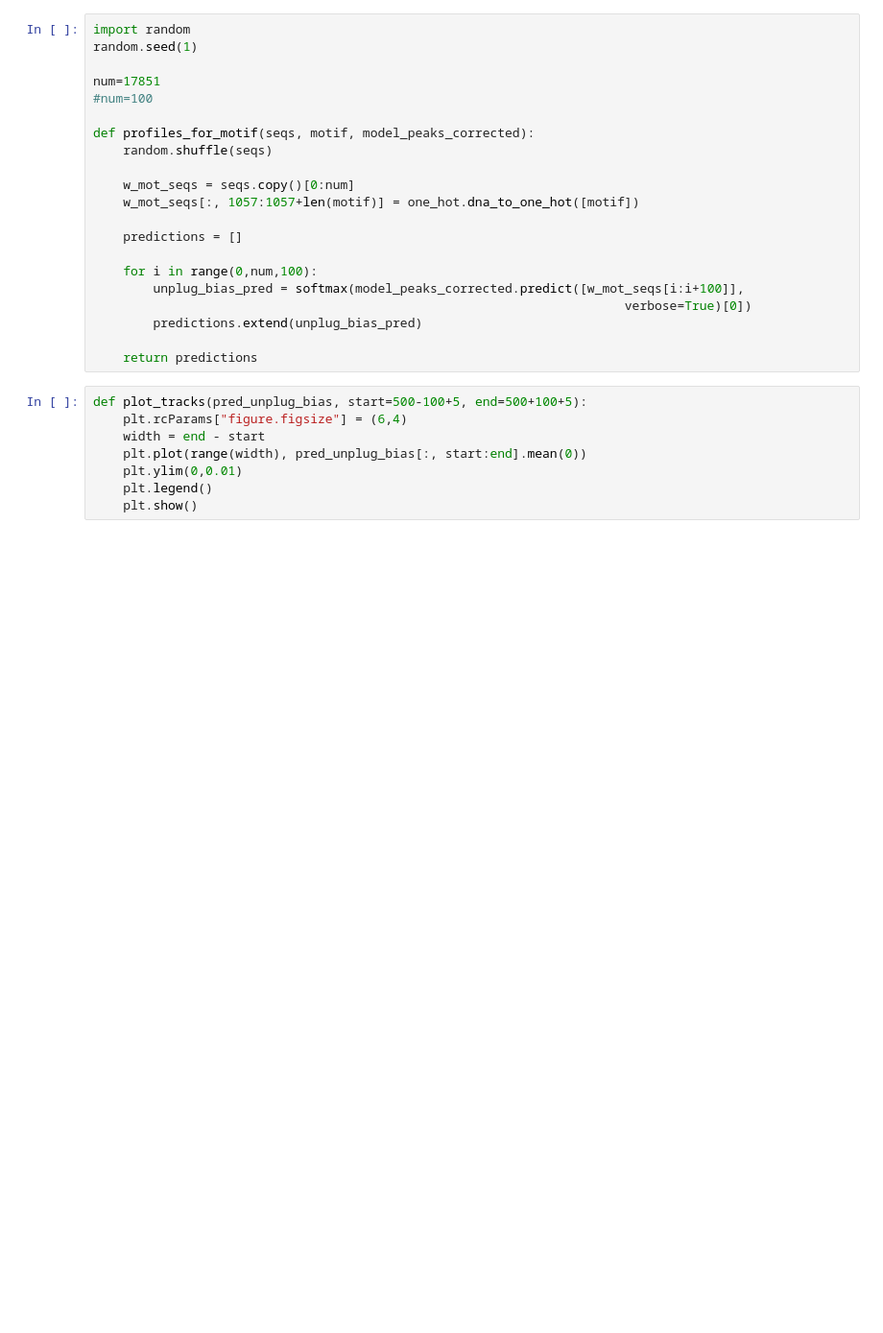
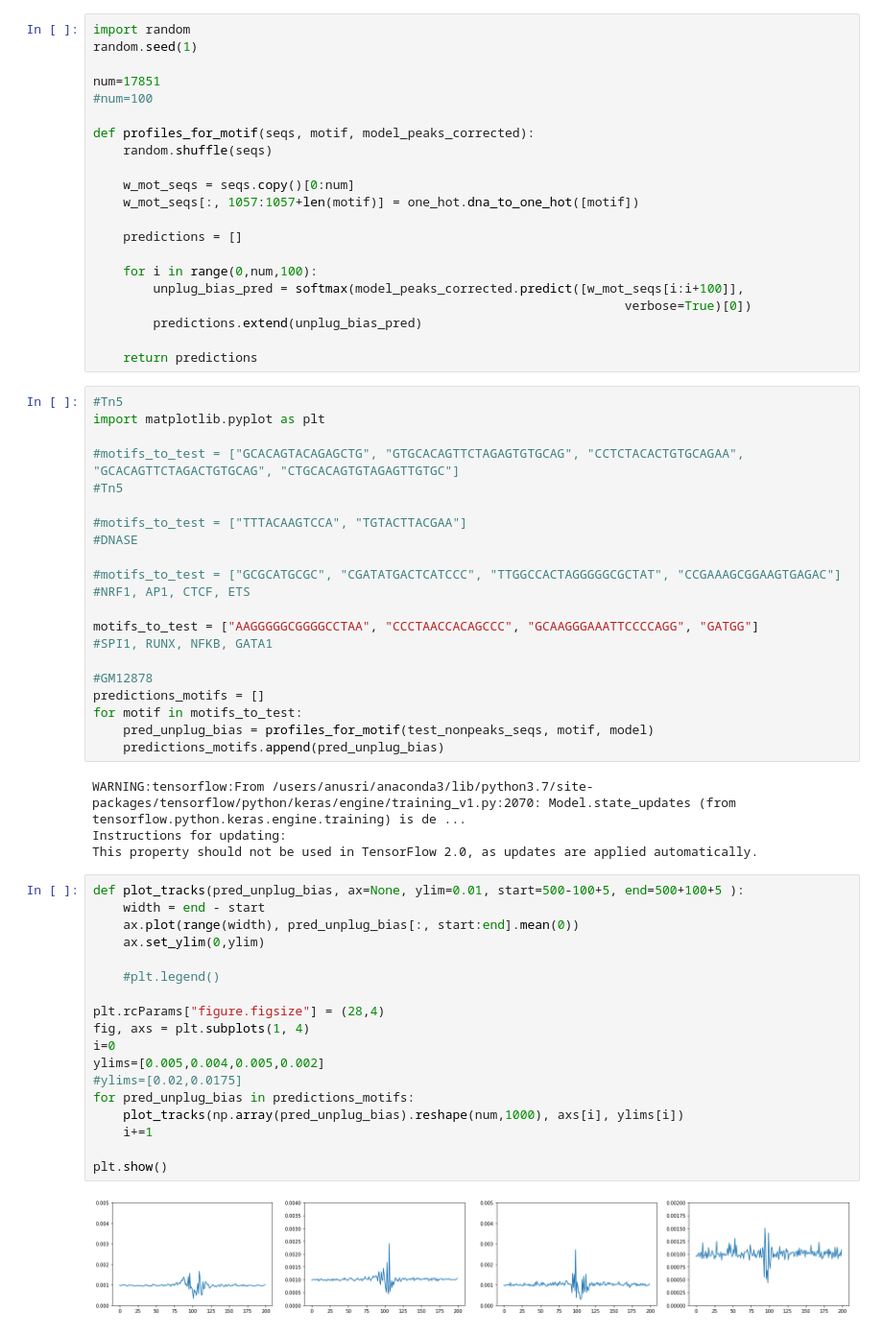
Before and after one commit to kundajelab/chrombpnet, a Jupyter notebook: check_footprints/main_footprints_check.ipynb, the cells around one changed output. Shown at 96% size. Cells and saved outputs as stored; diff of their text form; blank space fills up the shorter version.

Commit message:
check footprints 4/5 model

```diff
--- a/check_footprints/main_footprints_check.ipynb
+++ b/check_footprints/main_footprints_check.ipynb
@@ -106,11 +110,48 @@ def profiles_for_motif(seqs, motif, model_peaks_corrected):
         predictions.extend(unplug_bias_pred)
 
     return predictions
+# %%
+#Tn5
+import matplotlib.pyplot as plt
+
+#motifs_to_test = ["GCACAGTACAGAGCTG", "GTGCACAGTTCTAGAGTGTGCAG", "CCTCTACACTGTGCAGAA", "GCACAGTTCTAGACTGTGCAG", "CTGCACAGTGTAGAGTTGTGC"]
+#Tn5
+
+#motifs_to_test = ["TTTACAAGTCCA", "TGTACTTACGAA"]
+#DNASE
+
+#motifs_to_test = ["GCGCATGCGC", "CGATATGACTCATCCC", "TTGGCCACTAGGGGGCGCTAT", "CCGAAAGCGGAAGTGAGAC"]
+#NRF1, AP1, CTCF, ETS
+
+motifs_to_test = ["AAGGGGGCGGGGCCTAA", "CCCTAACCACAGCCC", "GCAAGGGAAATTCCCCAGG", "GATGG"]
+#SPI1, RUNX, NFKB, GATA1
+
+#GM12878
+predictions_motifs = []
+for motif in motifs_to_test:
+    pred_unplug_bias = profiles_for_motif(test_nonpeaks_seqs, motif, model)
+    predictions_motifs.append(pred_unplug_bias)
+# %% [output]
+WARNING:tensorflow:From /users/anusri/anaconda3/lib/python3.7/site-packages/tensorflow/python/keras/engine/training_v1.py:2070: Model.state_updates (from tensorflow.python.keras.engine.training) is de ...
+Instructions for updating:
+This property should not be used in TensorFlow 2.0, as updates are applied automatically.
 # %%
-def plot_tracks(pred_unplug_bias, start=500-100+5, end=500+100+5):
-    plt.rcParams["figure.figsize"] = (6,4)
+def plot_tracks(pred_unplug_bias, ax=None, ylim=0.01, start=500-100+5, end=500+100+5 ):
     width = end - start
-    plt.plot(range(width), pred_unplug_bias[:, start:end].mean(0))
-    plt.ylim(0,0.01)
-    plt.legend()
-    plt.show()
+    ax.plot(range(width), pred_unplug_bias[:, start:end].mean(0))
+    ax.set_ylim(0,ylim)
+
+    #plt.legend()
+
+plt.rcParams["figure.figsize"] = (28,4)
+fig, axs = plt.subplots(1, 4)
+i=0
+ylims=[0.005,0.004,0.005,0.002]
+#ylims=[0.02,0.0175]
+for pred_unplug_bias in predictions_motifs:
+    plot_tracks(np.array(pred_unplug_bias).reshape(num,1000), axs[i], ylims[i])
+    i+=1
+
+plt.show()
+# %% [output]
+[figure, added]
```
Also changed, not shown: parts of 4 cells of this notebook, 1 other file.
